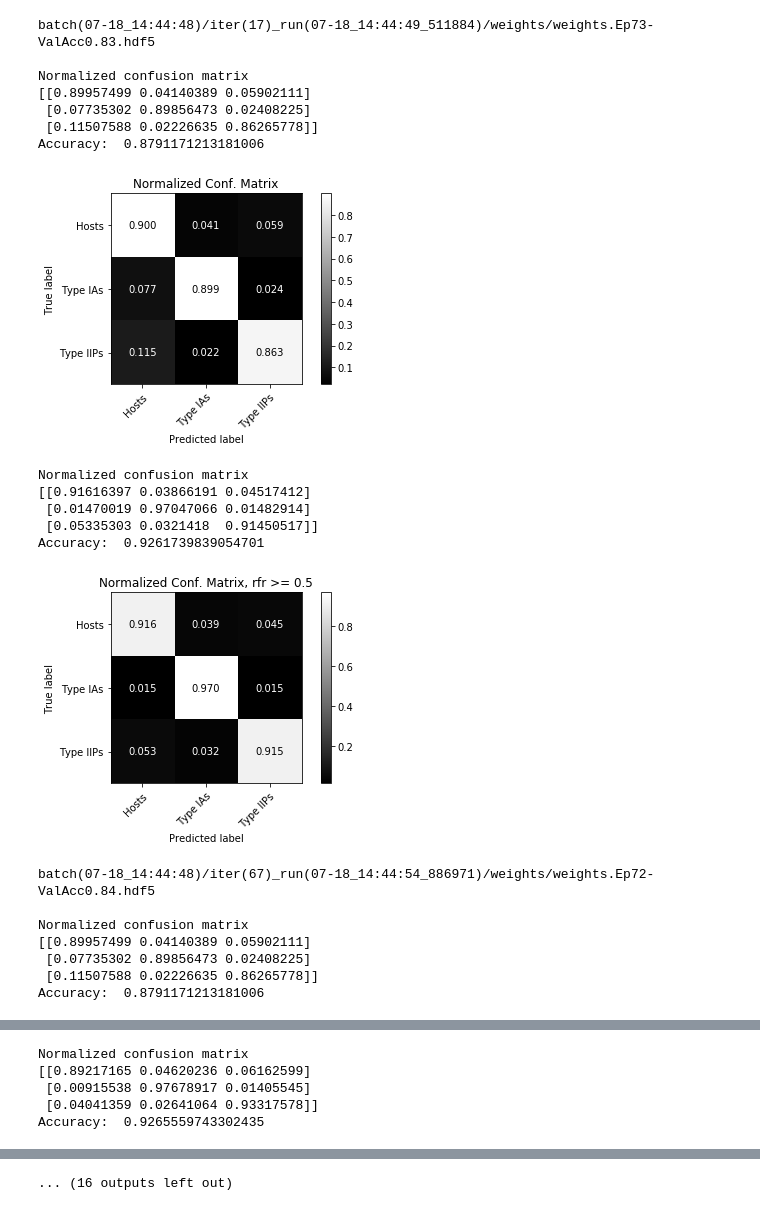
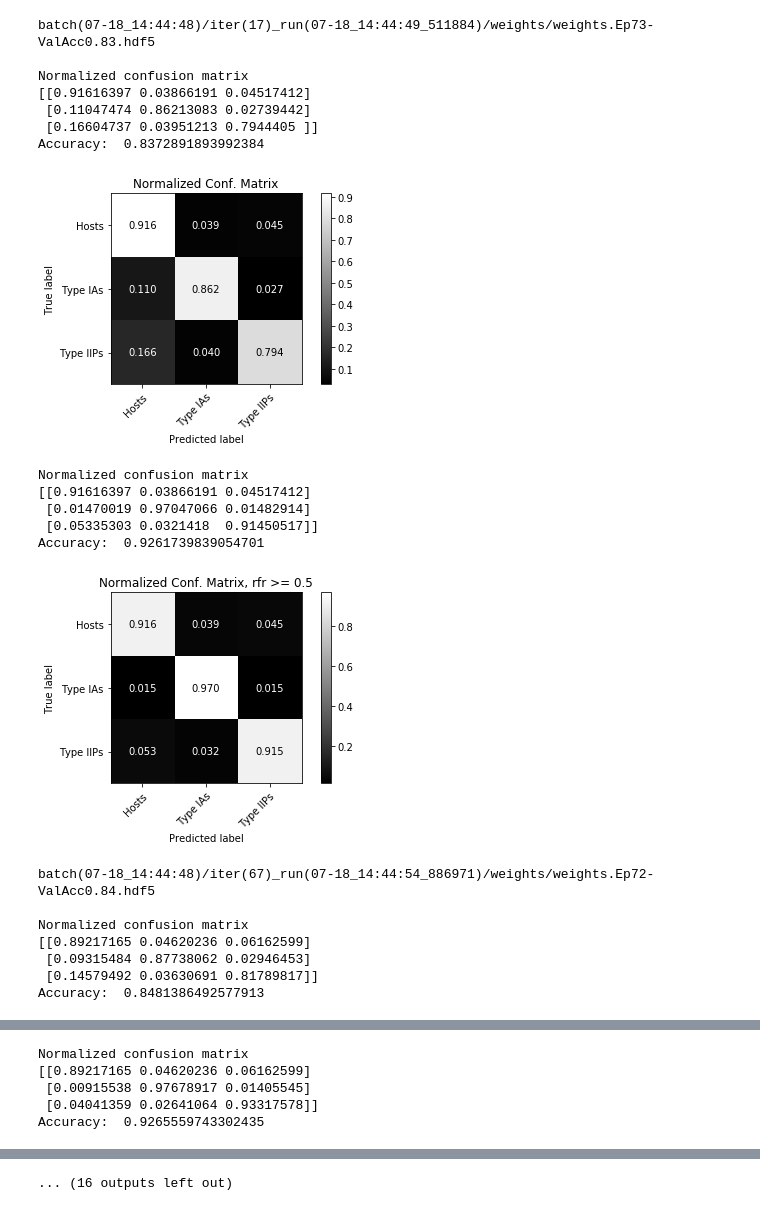
Before and after one commit to DESI-UR/time_domain, a Jupyter notebook: tuning_batch/3LabelCNN_conf_mx.ipynb, the cells around one changed output, grey strips where cells are left out. Cells and saved outputs as stored; diff of their text form; code cells hidden in the pictures.

```diff
--- a/tuning_batch/3LabelCNN_conf_mx.ipynb
+++ b/tuning_batch/3LabelCNN_conf_mx.ipynb
@@ -95,21 +90,21 @@ for m in models:
     y_pred_bright_labels_all.append(y_pred_bright_labels)
 # %%
 i = 0
-for y_pred_bright_labels in y_pred_bright_labels_all:
+for (y_pred_labels, y_pred_bright_labels) in zip(y_pred_labels_all, y_pred_bright_labels_all):
     print(models[i], "\n")
     plotConfusionMatrix(y_true=y_test_, y_pred=y_pred_labels, title="Normalized Conf. Matrix")
     plotConfusionMatrix(y_true=y_test_bright, y_pred=y_pred_bright_labels, title="Normalized Conf. Matrix, rfr >= 0.5")
     print("\n\n\n")
     i=i+1
 # %% [output]
 batch(07-18_14:44:48)/iter(17)_run(07-18_14:44:49_511884)/weights/weights.Ep73-ValAcc0.83.hdf5
 
 Normalized confusion matrix
-[[0.89957499 0.04140389 0.05902111]
- [0.07735302 0.89856473 0.02408225]
- [0.11507588 0.02226635 0.86265778]]
-Accuracy:  0.8791171213181006
+[[0.91616397 0.03866191 0.04517412]
+ [0.11047474 0.86213083 0.02739442]
+ [0.16604737 0.03951213 0.7944405 ]]
+Accuracy:  0.8372891893992384
-[figure, old version]
+[figure, new version]
 Normalized confusion matrix
 [[0.91616397 0.03866191 0.04517412]
  [0.01470019 0.97047066 0.01482914]
@@ -119,10 +114,10 @@ Accuracy:  0.9261739839054701
 batch(07-18_14:44:48)/iter(67)_run(07-18_14:44:54_886971)/weights/weights.Ep72-ValAcc0.84.hdf5
 
 Normalized confusion matrix
-[[0.89957499 0.04140389 0.05902111]
- [0.07735302 0.89856473 0.02408225]
- [0.11507588 0.02226635 0.86265778]]
-Accuracy:  0.8791171213181006
+[[0.89217165 0.04620236 0.06162599]
+ [0.09315484 0.87738062 0.02946453]
+ [0.14579492 0.03630691 0.81789817]]
+Accuracy:  0.8481386492577913
 [figure]
 Normalized confusion matrix
 [[0.89217165 0.04620236 0.06162599]
```
Also changed, not shown: parts of 3 cells of this notebook.
